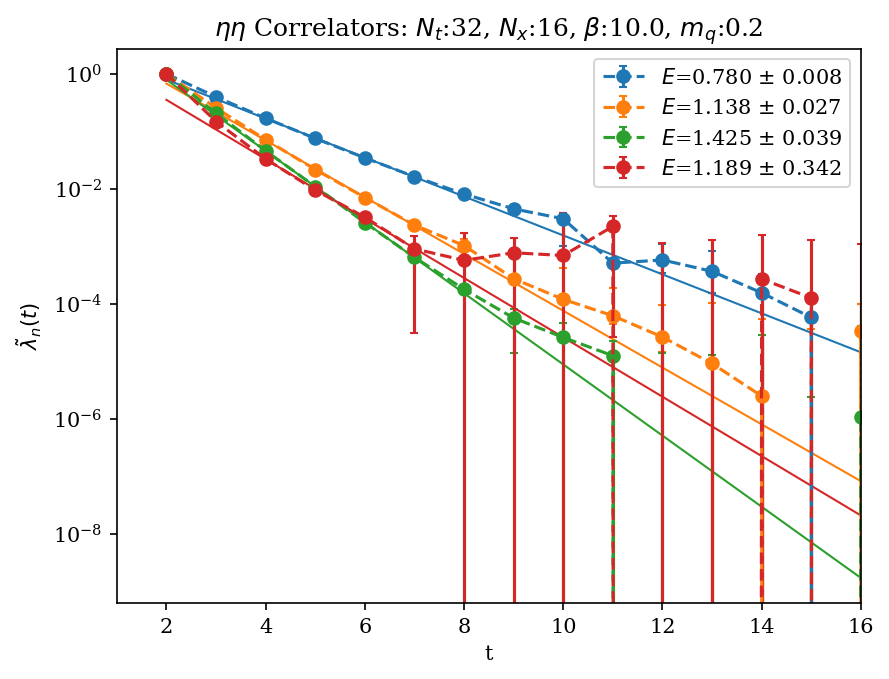
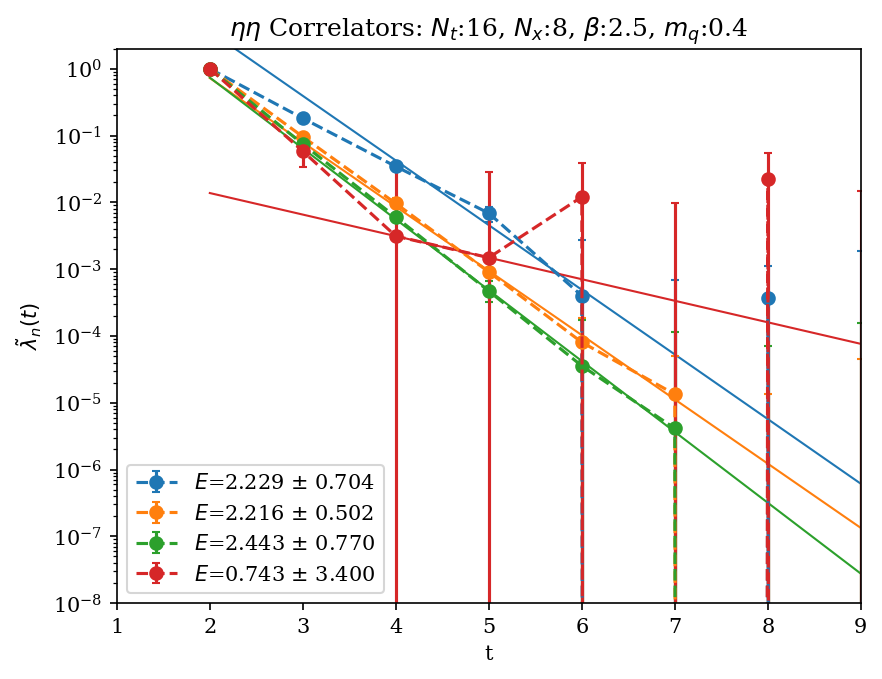
The notebook cell's code change between the first figure and the second:
--- before
+++ after
@@ -20,3 +20,4 @@
 plt.title(rf"$\eta\eta$ Correlators: $N_t$:{meta.dimt}, $N_x$:{meta.dimx}, $\beta$:{meta.beta}, $m_q$:{meta.fMass}")
 
-plt.xlim([1,16])
+plt.xlim([1,9])
+plt.ylim([1e-8,2e0])

Commit: make it a little more friendly